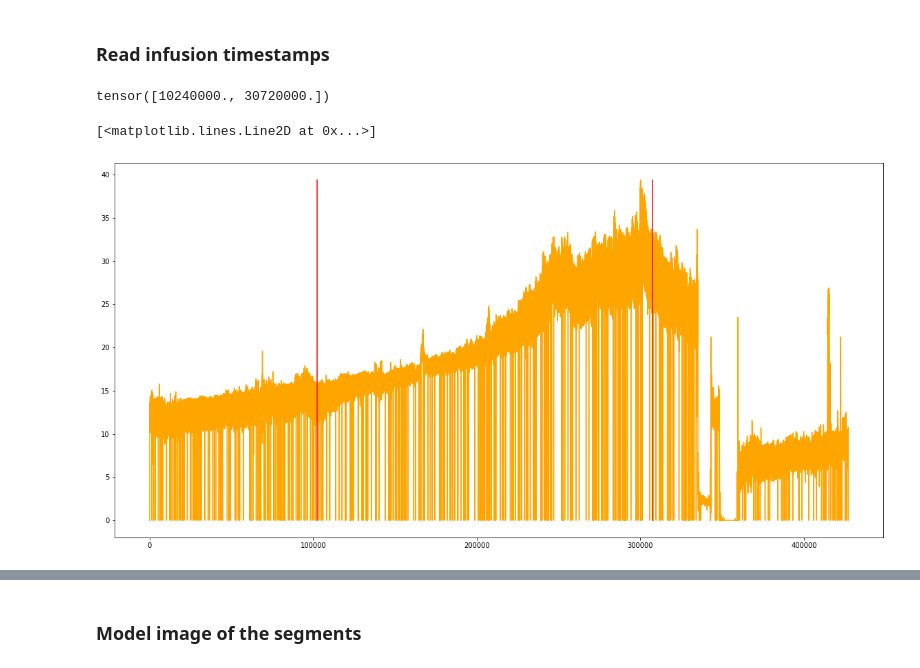
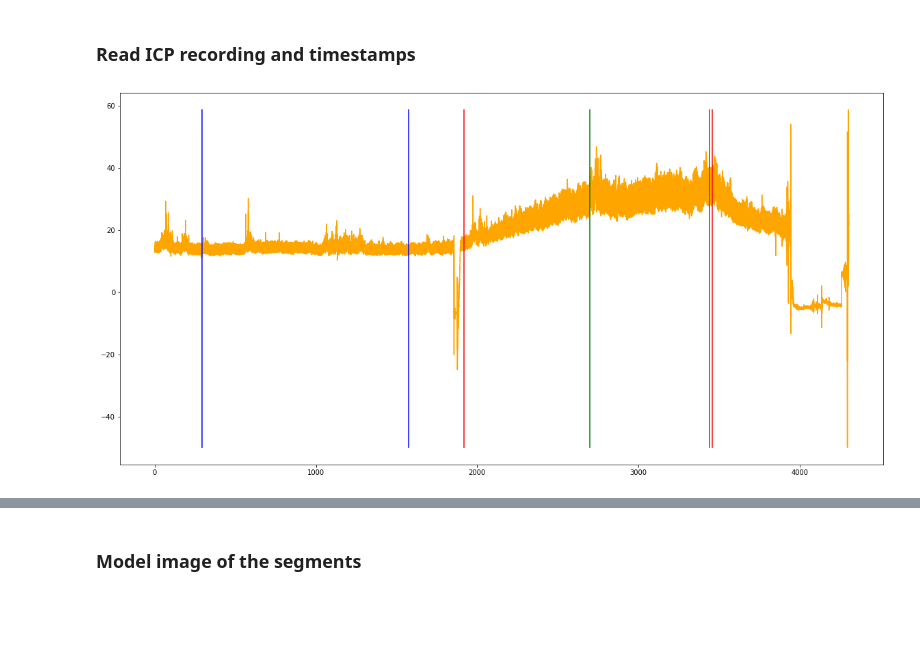
Before and after one commit to opeltre/revert, a Jupyter notebook: notebooks/pulse_extraction.ipynb, the cells around one changed output, grey strips where cells are left out. Drawn from its saved outputs; the diff is of its cells as text; code cells hidden in the pictures; blank space fills up the shorter version.

```diff
--- a/notebooks/pulse_extraction.ipynb
+++ b/notebooks/pulse_extraction.ipynb
@@ -14,24 +66,2 @@ def vclip(x, bounds=[0, 60]):
 # %% [markdown]
-### Read infusion timestamps
+### Read ICP recording and timestamps
-# %%
-db = Dataset("full")
-fs = 100
-
-file    = db.get(3500)
-periods = db.periods[file.key]
-inf     = fs * (torch.tensor(periods['infusion'])
-                - periods['start'])
-
-icp_full = vclip(file.icp())
-icp_min, icp_max = icp_full.min(), icp_full.max()
-
-print(inf * 100)
-
-plt.figure(figsize=(20, 10))
-plt.plot(icp_full, color="orange")
-plt.plot([inf[0]] * 2, [icp_min, icp_max], color="red")
-plt.plot([inf[1]] * 2, [icp_min, icp_max], color="red")
-# %% [output]
-tensor([10240000., 30720000.])
-[<matplotlib.lines.Line2D at 0x...>]
-[figure, removed]
@@ -38 +81,7 @@ tensor([10240000., 30720000.])
+# %%
+# plot with timestamps
+rp.infusion(icp_full, periods)
+plt.show()
+# %% [output]
+[figure, added]
 # %% [markdown]
```
Also changed, not shown: parts of 19 cells of this notebook, 18 other files.
